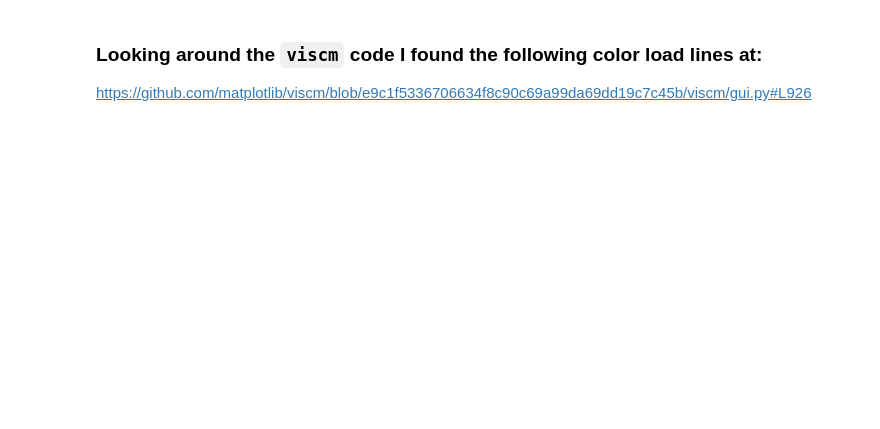
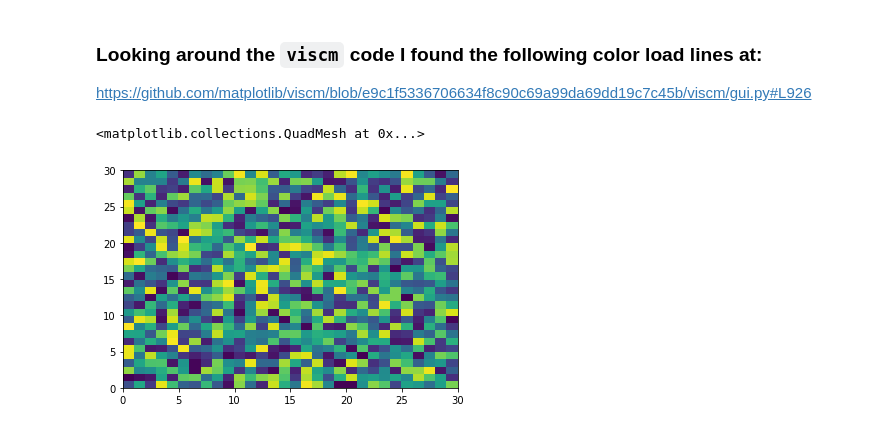
Before and after one commit to kaedonkers/colormaps, a Jupyter notebook: load_colormap.ipynb, the cells around one changed output. Saved outputs shown, nothing was run; the diff lists cells and outputs as text; code cells hidden in the pictures; blank space fills up the shorter version.

```diff
--- a/load_colormap.ipynb
+++ b/load_colormap.ipynb
@@ -67 +40,6 @@ with open(fname) as f:
+# %%
+plt.pcolormesh(randa)
+# %% [output]
+<matplotlib.collections.QuadMesh at 0x...>
+[figure, added]
 # %%
```
Also changed, not shown: parts of 12 cells of this notebook.
